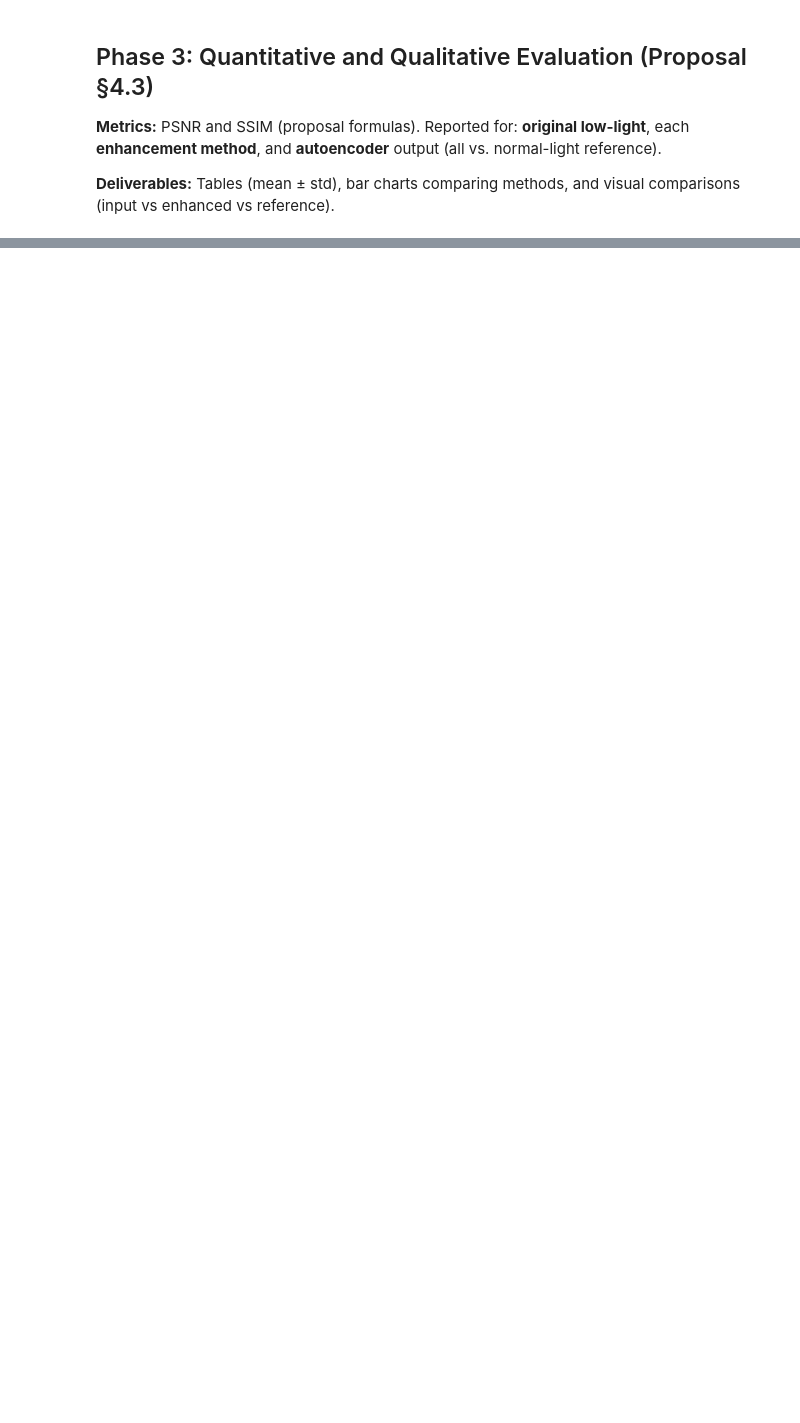
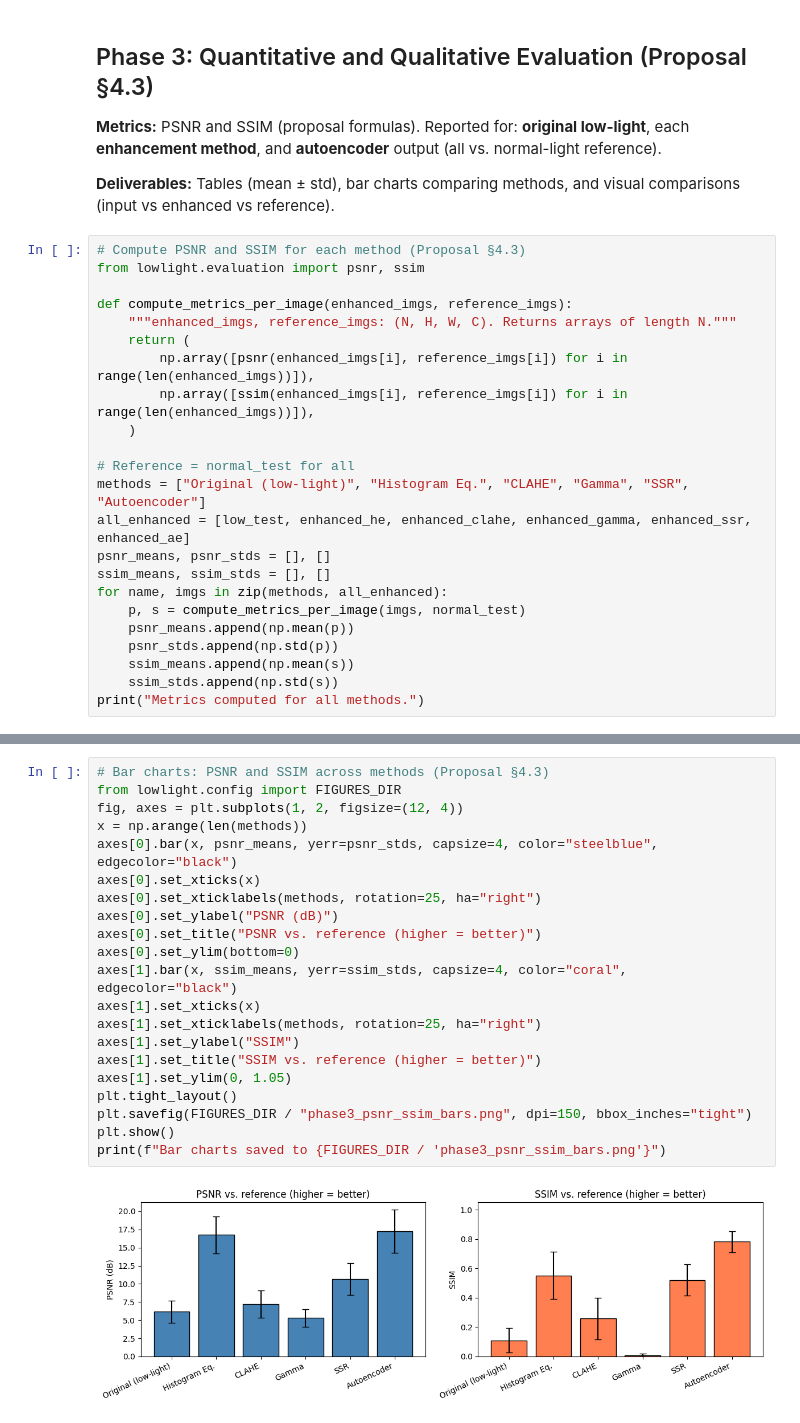
Before and after one commit to SaeedMPro/image-processing, a Jupyter notebook: final-project/enhancement_notebook.ipynb, the cells around one changed output, grey strips where cells are left out. Cells and saved outputs as stored; diff of their text form; blank space fills up the shorter version.

Commit message:
feat: update enhancement notebook with execution counts and output logs for image processing steps

```diff
--- a/final-project/enhancement_notebook.ipynb
+++ b/final-project/enhancement_notebook.ipynb
@@ -237,3 +243,26 @@ plot_enhancement_comparison(
 **Metrics:** PSNR and SSIM (proposal formulas). Reported for: **original low-light**, each **enhancement method**, and **autoencoder** output (all vs. normal-light reference).
 
 **Deliverables:** Tables (mean ± std), bar charts comparing methods, and visual comparisons (input vs enhanced vs reference).
+# %%
+# Compute PSNR and SSIM for each method (Proposal §4.3)
+from lowlight.evaluation import psnr, ssim
+
+def compute_metrics_per_image(enhanced_imgs, reference_imgs):
+    """enhanced_imgs, reference_imgs: (N, H, W, C). Returns arrays of length N."""
+    return (
+        np.array([psnr(enhanced_imgs[i], reference_imgs[i]) for i in range(len(enhanced_imgs))]),
+        np.array([ssim(enhanced_imgs[i], reference_imgs[i]) for i in range(len(enhanced_imgs))]),
+    )
+
+# Reference = normal_test for all
+methods = ["Original (low-light)", "Histogram Eq.", "CLAHE", "Gamma", "SSR", "Autoencoder"]
+all_enhanced = [low_test, enhanced_he, enhanced_clahe, enhanced_gamma, enhanced_ssr, enhanced_ae]
+psnr_means, psnr_stds = [], []
+ssim_means, ssim_stds = [], []
+for name, imgs in zip(methods, all_enhanced):
+    p, s = compute_metrics_per_image(imgs, normal_test)
+    psnr_means.append(np.mean(p))
+    psnr_stds.append(np.std(p))
+    ssim_means.append(np.mean(s))
+    ssim_stds.append(np.std(s))
+print("Metrics computed for all methods.")
@@ -239,0 +288,23 @@ plot_enhancement_comparison(
+# %%
+# Bar charts: PSNR and SSIM across methods (Proposal §4.3)
+from lowlight.config import FIGURES_DIR
+fig, axes = plt.subplots(1, 2, figsize=(12, 4))
+x = np.arange(len(methods))
+axes[0].bar(x, psnr_means, yerr=psnr_stds, capsize=4, color="steelblue", edgecolor="black")
+axes[0].set_xticks(x)
+axes[0].set_xticklabels(methods, rotation=25, ha="right")
+axes[0].set_ylabel("PSNR (dB)")
+axes[0].set_title("PSNR vs. reference (higher = better)")
+axes[0].set_ylim(bottom=0)
+axes[1].bar(x, ssim_means, yerr=ssim_stds, capsize=4, color="coral", edgecolor="black")
+axes[1].set_xticks(x)
+axes[1].set_xticklabels(methods, rotation=25, ha="right")
+axes[1].set_ylabel("SSIM")
+axes[1].set_title("SSIM vs. reference (higher = better)")
+axes[1].set_ylim(0, 1.05)
+plt.tight_layout()
+plt.savefig(FIGURES_DIR / "phase3_psnr_ssim_bars.png", dpi=150, bbox_inches="tight")
+plt.show()
+print(f"Bar charts saved to {FIGURES_DIR / 'phase3_psnr_ssim_bars.png'}")
+# %% [output]
+[figure, added]
```
Also changed, not shown: parts of 13 cells of this notebook, 6 other files.
